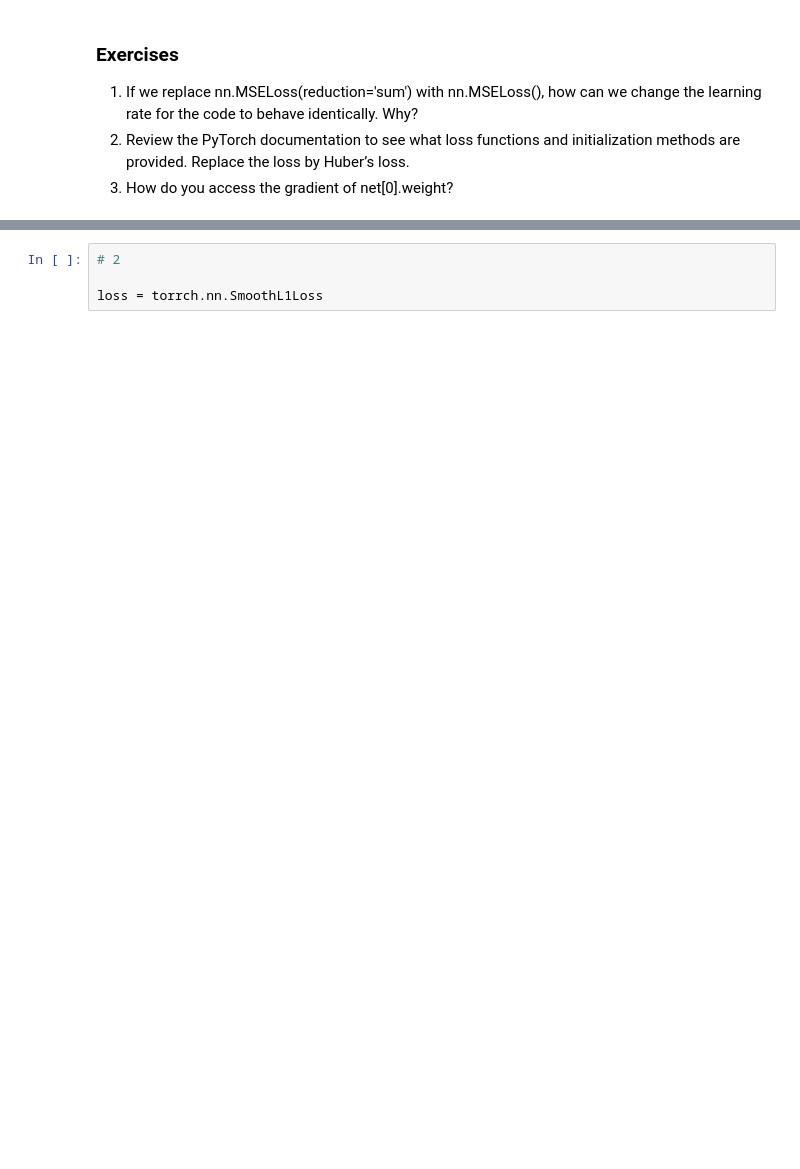
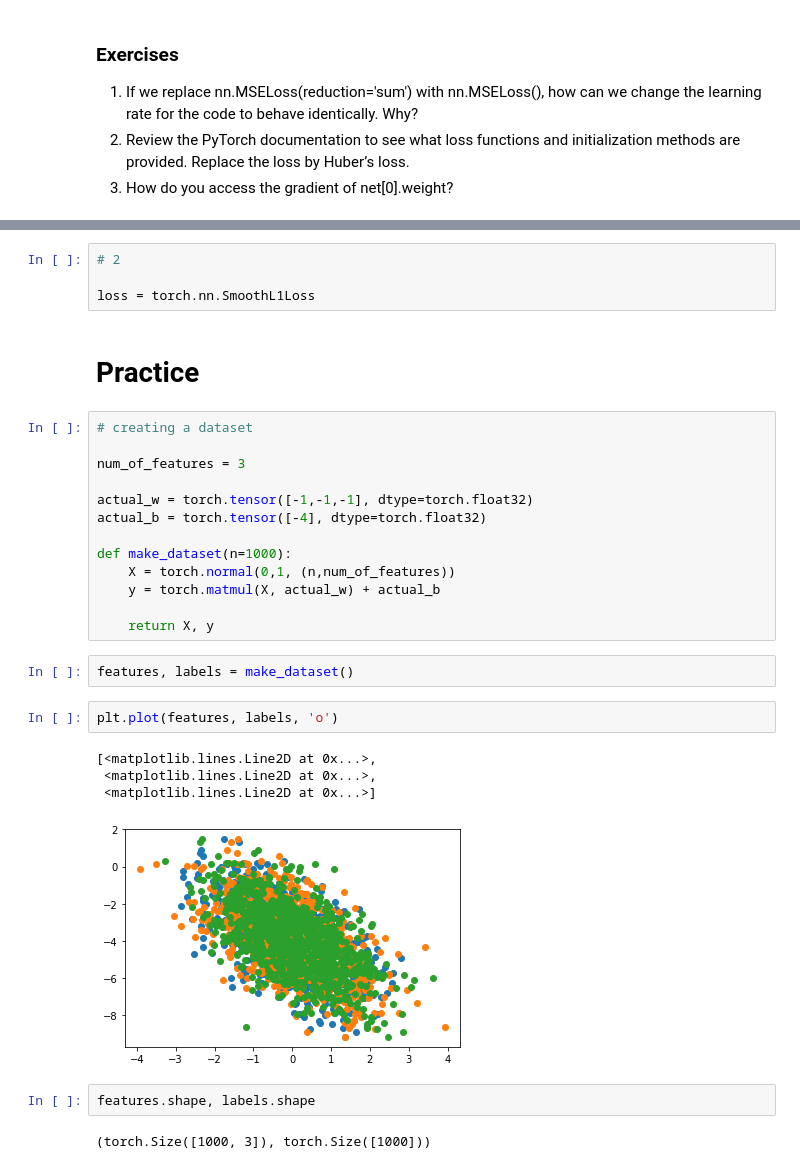
Before and after one commit to fanbyprinciple/d2l-fanbyprinciple, a Jupyter notebook: ch3_linear_neural_equations/ch3.2 Implementing linear networks from scratch.ipynb, the cells around one changed output, grey strips where cells are left out. Drawn from its saved outputs; the diff is of its cells as text; blank space fills up the shorter version.

```diff
--- a/ch3_linear_neural_equations/ch3.2 Implementing linear networks from scratch.ipynb
+++ b/ch3_linear_neural_equations/ch3.2 Implementing linear networks from scratch.ipynb
@@ -489,4 +489,32 @@ tensor([[-0.8798,  0.5154]])
 # %%
 # 2
 
-loss = torrch.nn.SmoothL1Loss
+loss = torch.nn.SmoothL1Loss
+# %% [markdown]
+# Practice
+# %%
+# creating a dataset
+
+num_of_features = 3
+
+actual_w = torch.tensor([-1,-1,-1], dtype=torch.float32)
+actual_b = torch.tensor([-4], dtype=torch.float32)
+
+def make_dataset(n=1000):
+    X = torch.normal(0,1, (n,num_of_features))
+    y = torch.matmul(X, actual_w) + actual_b
+
+    return X, y
+# %%
+features, labels = make_dataset()
+# %%
+plt.plot(features, labels, 'o')
+# %% [output]
+[<matplotlib.lines.Line2D at 0x...>,
+ <matplotlib.lines.Line2D at 0x...>,
+ <matplotlib.lines.Line2D at 0x...>]
+[figure, added]
+# %%
+features.shape, labels.shape
+# %% [output]
+(torch.Size([1000, 3]), torch.Size([1000]))
```
Also changed, not shown: parts of 37 cells of this notebook, 2 other files.
